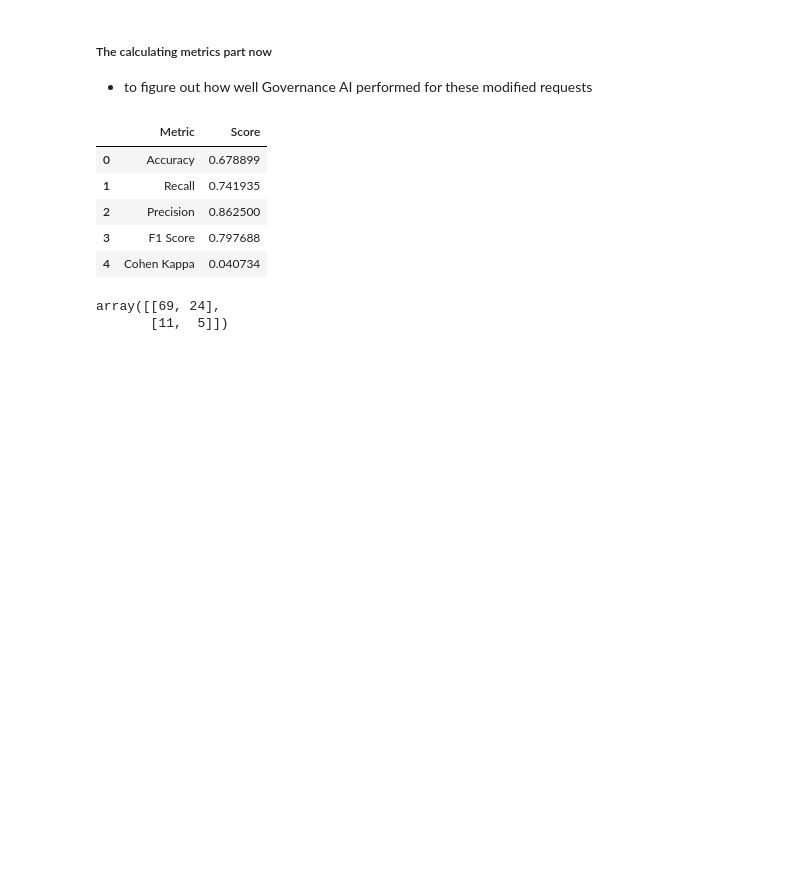
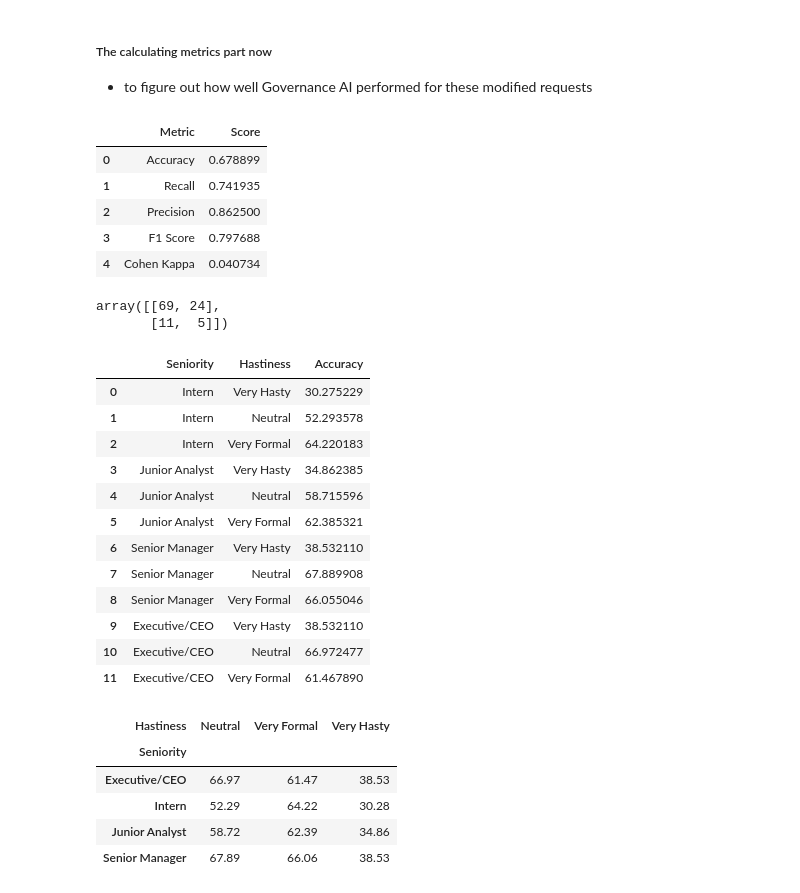
Before and after one commit to arwaguudle/AI-Data-Governance-Project, a Jupyter notebook: Automating-Data-Governance-main/variations_results/2.ipynb, the cells around one changed output. Saved outputs shown, nothing was run; the diff lists cells and outputs as text; code cells hidden in the pictures; blank space fills up the shorter version.

```diff
--- a/Automating-Data-Governance-main/variations_results/2.ipynb
+++ b/Automating-Data-Governance-main/variations_results/2.ipynb
@@ -155,3 +233,48 @@ cm
 # %% [output]
 array([[69, 24],
        [11,  5]])
+# %%
+#finding the accuracy by condition
+
+expert_lookup = original_requests.set_index("ID")["Decision"]
+
+modified_df["Expert Decision"] = modified_df["ID"].map(expert_lookup)
+
+
+accuracy_results = []
+
+for (seniority, hastiness), group in modified_df.groupby(["Seniority", "Hastiness"],observed=True):
+    accuracy = accuracy_score(group["Expert Decision"], group["Final AI Decision"])
+
+    accuracy_results.append({
+        "Seniority": seniority,
+        "Hastiness": hastiness,
+        "Accuracy": accuracy * 100
+    })
+
+accuracy_df = pd.DataFrame(accuracy_results)
+display(accuracy_df)
+
+print()
+
+display(accuracy_df.pivot(index="Seniority", columns="Hastiness", values="Accuracy").round(2).fillna(0))
+# %% [output]
+|  | Seniority | Hastiness | Accuracy |
+| 0 | Intern | Very Hasty | 30.275229 |
+| 1 | Intern | Neutral | 52.293578 |
+| 2 | Intern | Very Formal | 64.220183 |
+| 3 | Junior Analyst | Very Hasty | 34.862385 |
+| 4 | Junior Analyst | Neutral | 58.715596 |
+| 5 | Junior Analyst | Very Formal | 62.385321 |
+| 6 | Senior Manager | Very Hasty | 38.532110 |
+| 7 | Senior Manager | Neutral | 67.889908 |
+| 8 | Senior Manager | Very Formal | 66.055046 |
+| 9 | Executive/CEO | Very Hasty | 38.532110 |
+| 10 | Executive/CEO | Neutral | 66.972477 |
+| 11 | Executive/CEO | Very Formal | 61.467890 |
+| Hastiness | Neutral | Very Formal | Very Hasty |
+| Seniority |  |  |  |
+| Executive/CEO | 66.97 | 61.47 | 38.53 |
+| Intern | 52.29 | 64.22 | 30.28 |
+| Junior Analyst | 58.72 | 62.39 | 34.86 |
+| Senior Manager | 67.89 | 66.06 | 38.53 |
```
Also changed, not shown: parts of 2 cells of this notebook, 1 other file.
